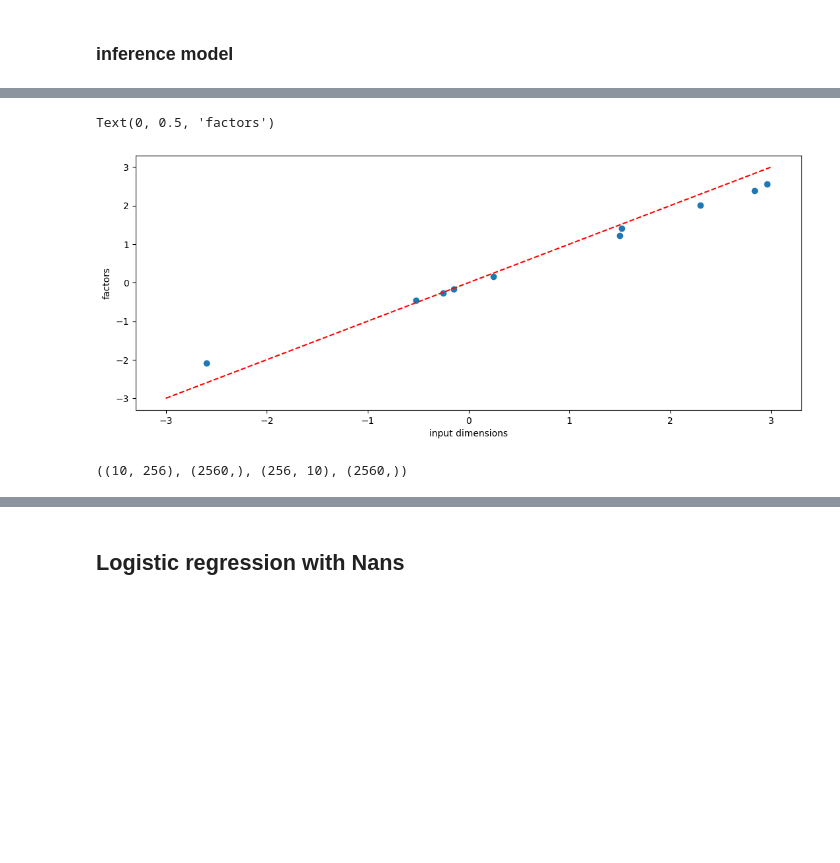
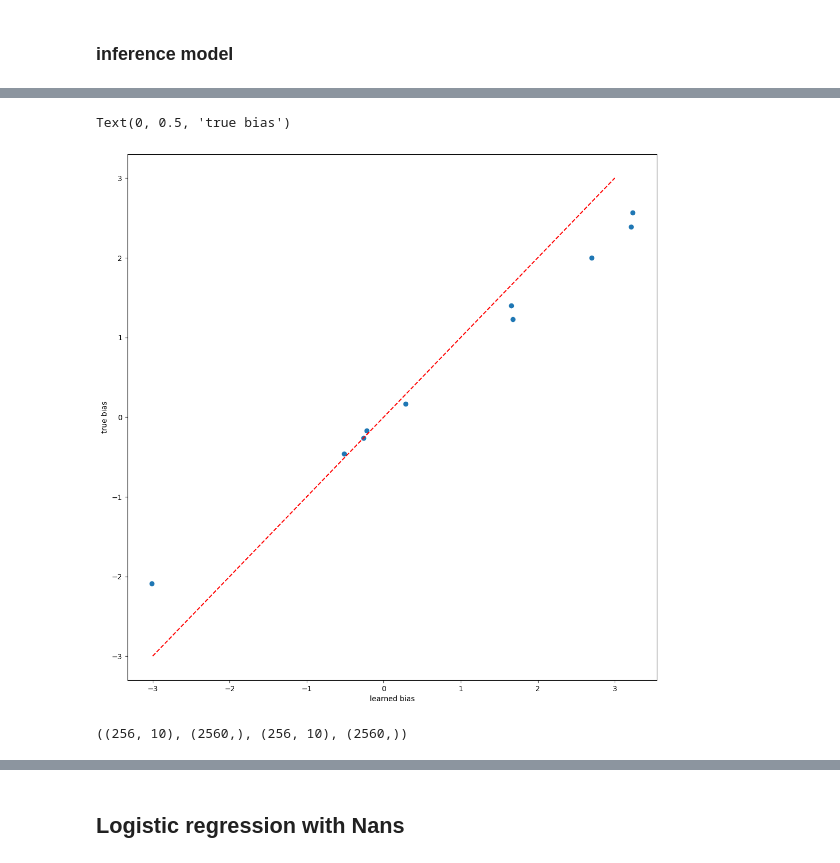
Before and after one commit to CONECT-INT/2023_CENTURI-SummerSchool, a Jupyter notebook: 2023-06-28_dataset2_laurent_logistic-regression-with-NaNs.ipynb, the cells around one changed output, grey strips where cells are left out. Cells and saved outputs as stored; diff of their text form; code cells hidden in the pictures; blank space fills up the shorter version.

```diff
--- a/2023-06-28_dataset2_laurent_logistic-regression-with-NaNs.ipynb
+++ b/2023-06-28_dataset2_laurent_logistic-regression-with-NaNs.ipynb
@@ -63,11 +82,11 @@ beta1, beta2 = 0.9, 0.999
 betas = (beta1, beta2)
 num_epochs = 2 ** 9 + 1
 batch_size = 256
-n_classes=10
+n_classes = 10
+amsgrad = False # gives similar results
 amsgrad = True  # gives similar results
-amsgrad = False # gives similar results
 
-def fit_data(factors, y,
+def fit_data(X_input, y,
             learning_rate=learning_rate,
             batch_size=batch_size,  # gamma=gamma,
             num_epochs=num_epochs,
@@ -75,15 +94,14 @@ def fit_data(factors, y,
             verbose=False, **kwargs
         ):
 
-    X, labels = torch.Tensor(factors[:, None]), torch.Tensor(y[:, None])
+    X, labels = torch.Tensor(X_input[:, None]), torch.Tensor(y[:, None])
+    X, labels = X.to(device), labels.to(device)
     loader = DataLoader(
         TensorDataset(X, labels), batch_size=batch_size, shuffle=True
     )
 
-    device = torch.device("cuda" if torch.cuda.is_available() else "cpu")
-
-    N_batch = factors.shape[0]
-    N = factors.shape[1]
+    N_batch = X_input.shape[0]
+    N = X_input.shape[1]
     n_classes = y.shape[1]
     logistic_model = LogisticRegressionModel(N, n_classes)
     logistic_model = logistic_model.to(device)
@@ -95,7 +113,7 @@ def fit_data(factors, y,
         logistic_model.train()
         losses = []
         for X_, labels_ in loader:
-            X_, labels_ = X_.to(device), labels_.to(device)
+            # X_, labels_ = X_.to(device), labels_.to(device)
             outputs = logistic_model(X_)
             loss = criterion(outputs, labels_)
 
@@ -108,13 +126,13 @@ def fit_data(factors, y,
             print(f"Iteration: {epoch} - Loss: {np.mean(losses):.5f}")
 
     logistic_model.eval()
-    X, labels = torch.Tensor(factors[:, None]), torch.Tensor(y[:, None])
+    X, labels = torch.Tensor(X_input[:, None]), torch.Tensor(y[:, None])
     outputs = logistic_model(X)
     loss = criterion(outputs, labels).item()
     return logistic_model, loss
 
 
-factors, p, y = get_data(W, seed=seed, N_batch=10000)
-logistic_model, loss = fit_data(factors, y, verbose=True)
+X_input, p, y = get_data(W, seed=seed, N_batch=10000)
+logistic_model, loss = fit_data(X_input, y, verbose=True)
 print("Final loss =", loss)
 # %% [output]
@@ -138,16 +156,16 @@ Final loss = 0.06600139095376967
 # %%
-fig, ax = plt.subplots(figsize=(13, 5))
+fig, ax = plt.subplots(figsize=(13, 13))
 ax.plot([-3, 3], [-3, 3], 'r--')
 #ax.plot(logistic_model.linear.bias.detach().numpy(), 'r')
 # ax.plot(W[-1, :], 'r--')
-ax.scatter(logistic_model.linear.bias.detach().numpy(), W[-1, :])
-ax.set_xlabel('input dimensions')
-ax.set_ylabel('factors')
+ax.scatter(logistic_model.bias.detach().numpy(), W[-1, :])
+ax.set_xlabel('learned bias')
+ax.set_ylabel('true bias')
 # %% [output]
-Text(0, 0.5, 'factors')
+Text(0, 0.5, 'true bias')
-[figure, old version]
+[figure, new version]
 # %%
-logistic_model.linear.weight.detach().numpy().shape, logistic_model.linear.weight.detach().numpy().ravel().shape, W[:-1, :].shape, W[:-1, :].ravel().shape
+logistic_model.weight.detach().numpy().shape, logistic_model.weight.detach().numpy().ravel().shape, W[:-1, :].shape, W[:-1, :].ravel().shape
 # %% [output]
-((10, 256), (2560,), (256, 10), (2560,))
+((256, 10), (2560,), (256, 10), (2560,))
 # %%
```
Also changed, not shown: parts of 25 cells of this notebook.
